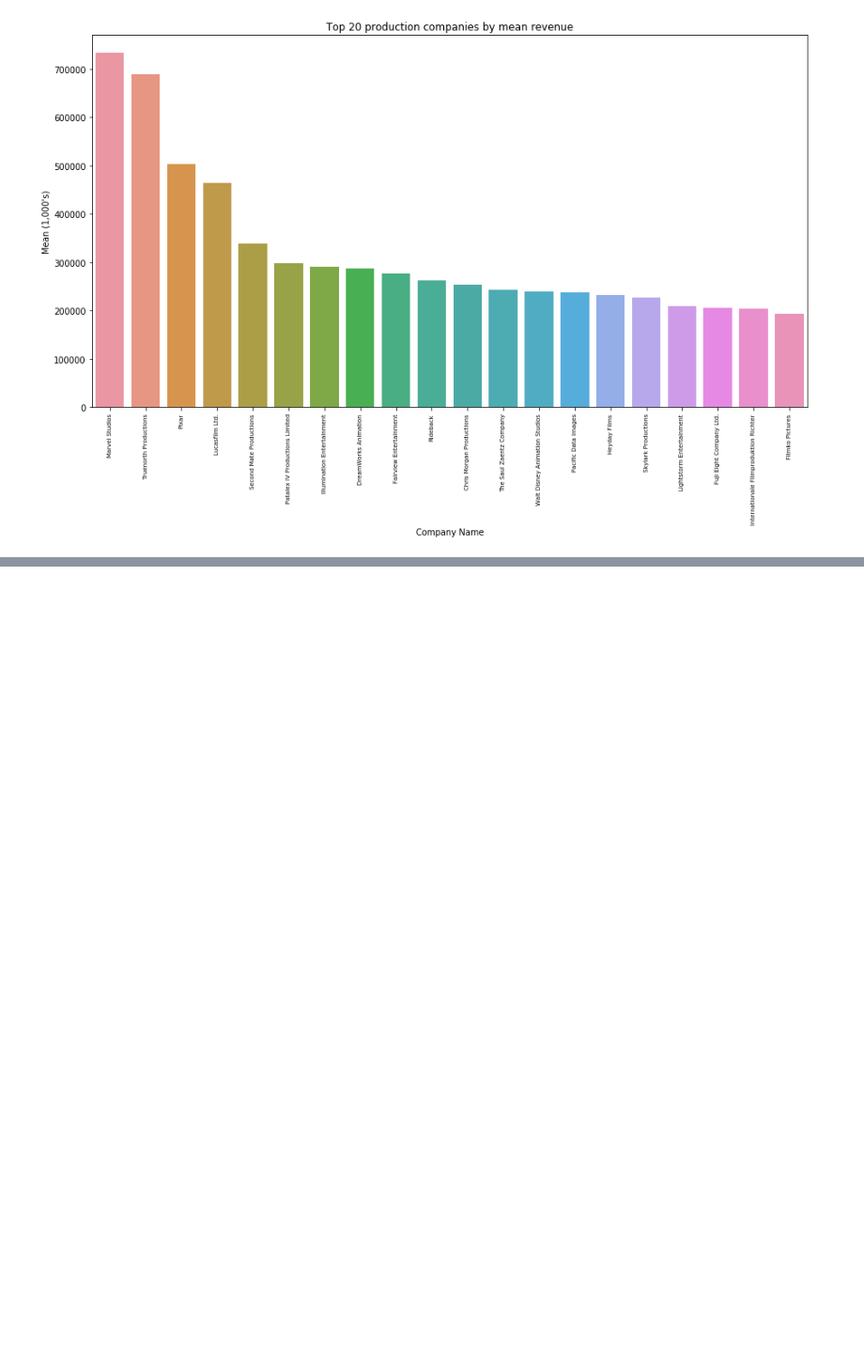
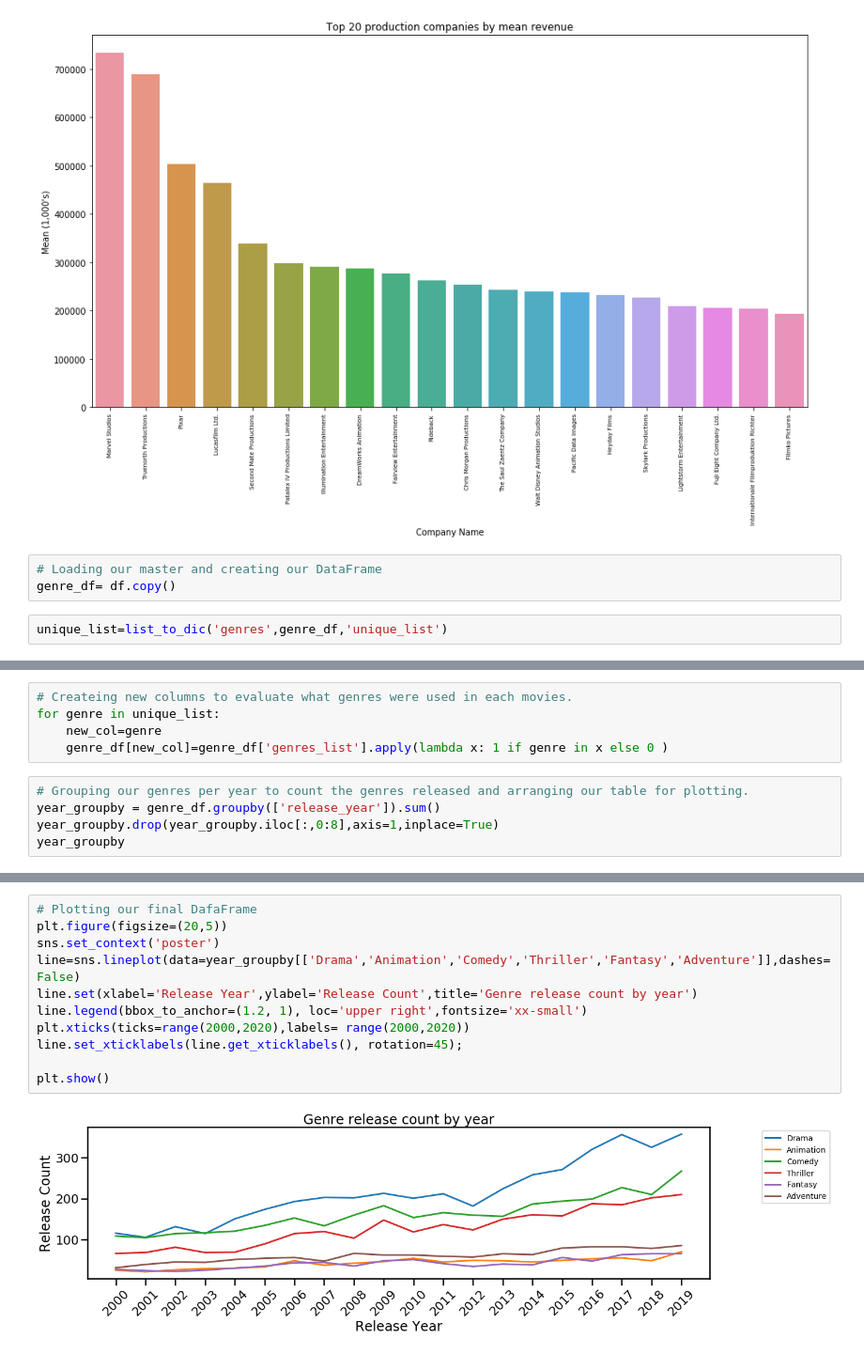
Before and after one commit to LeDorean/MovieDB_market_analysis, a Jupyter notebook: Untitled1.ipynb, the cells around one changed output, grey strips where cells are left out. Shown: that part at 94% size. Cells and saved outputs as stored; diff of their text form; blank space fills up the shorter version.

Commit message:
third visualization done

```diff
--- a/Untitled1.ipynb
+++ b/Untitled1.ipynb
@@ -177,3 +177,8 @@ comp_bar.set(title='Top 20 production companies by mean revenue', ylabel='Mean (
 comp_bar.set_xticklabels(comp_bar.get_xticklabels(), rotation=90,fontsize='x-small');
 # %% [output]
 [figure]
+# %%
+# Loading our master and creating our DataFrame
+genre_df= df.copy()
+# %%
+unique_list=list_to_dic('genres',genre_df,'unique_list')
@@ -179,0 +207,10 @@ comp_bar.set_xticklabels(comp_bar.get_xticklabels(), rotation=90,fontsize='x-sma
+# %%
+# Createing new columns to evaluate what genres were used in each movies.
+for genre in unique_list:
+    new_col=genre
+    genre_df[new_col]=genre_df['genres_list'].apply(lambda x: 1 if genre in x else 0 )
+# %%
+# Grouping our genres per year to count the genres released and arranging our table for plotting.
+year_groupby = genre_df.groupby(['release_year']).sum()
+year_groupby.drop(year_groupby.iloc[:,0:8],axis=1,inplace=True)
+year_groupby
@@ -179,0 +236,13 @@ comp_bar.set_xticklabels(comp_bar.get_xticklabels(), rotation=90,fontsize='x-sma
+# %%
+# Plotting our final DafaFrame
+plt.figure(figsize=(20,5))
+sns.set_context('poster')
+line=sns.lineplot(data=year_groupby[['Drama','Animation','Comedy','Thriller','Fantasy','Adventure']],dashes=False)
+line.set(xlabel='Release Year',ylabel='Release Count',title='Genre release count by year')
+line.legend(bbox_to_anchor=(1.2, 1), loc='upper right',fontsize='xx-small')
+plt.xticks(ticks=range(2000,2020),labels= range(2000,2020))
+line.set_xticklabels(line.get_xticklabels(), rotation=45);
+
+plt.show()
+# %% [output]
+[figure, added]
```
Also changed, not shown: parts of 2 cells of this notebook.
